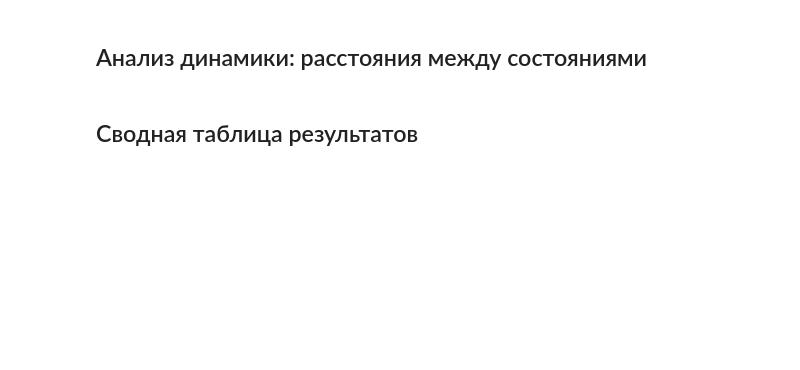
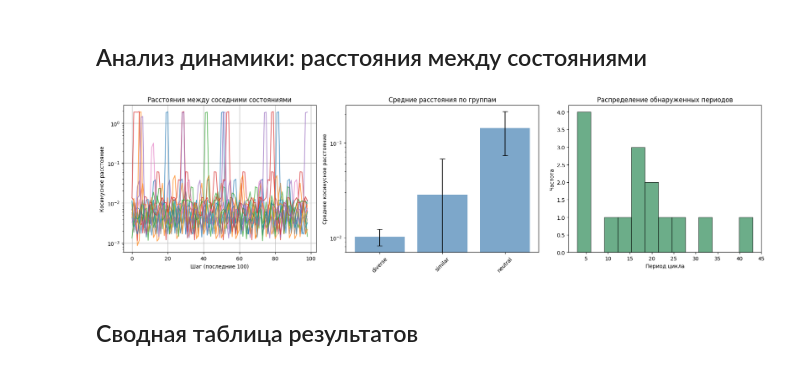
Before and after one commit to FFG99/neuromap_sync, a Jupyter notebook: experiments/llm_exist_of_attractors/main.ipynb, the cells around one changed output. Saved outputs shown, nothing was run; the diff lists cells and outputs as text; code cells hidden in the pictures; blank space fills up the shorter version.

```diff
--- a/experiments/llm_exist_of_attractors/main.ipynb
+++ b/experiments/llm_exist_of_attractors/main.ipynb
@@ -127,4 +67,9 @@ generated_texts
 # %%
+import numpy as np
+from sklearn.decomposition import PCA
+from sklearn.metrics.pairwise import cosine_distances
+from typing import List, Dict, Tuple
+
 def analyze_fixed_point(trajectory: np.ndarray, window_size: int = 100, threshold: float = 0.001) -> Dict:
     """
     Анализирует сходимость к неподвижной точке.
@@ -148,7 +93,7 @@ def analyze_fixed_point(trajectory: np.ndarray, window_size: int = 100, threshol
     }
 
 def analyze_cycle(trajectory: np.ndarray, window_size: int = 100,
-                 max_period: int = 50, threshold: float = 0.001) -> Dict:
+                 max_period: int = 50, threshold: float = 0.05) -> Dict:
     """
     Анализирует наличие циклического аттрактора.
     """
@@ -372,11 +346,13 @@ plt.show()
 # %% [markdown]
 ## Анализ динамики: расстояния между состояниями
 # %%
-# Визуализация динамики расстояний
-fig, axes = plt.subplots(2, 2, figsize=(15, 10))
+import matplotlib.pyplot as plt
+import numpy as np
 
-# График 1: Косинусные расстояния между соседними состояниями
-ax = axes[0, 0]
+fig, axes = plt.subplots(1, 3, figsize=(18, 5))
+
+# График 1: Косинусные расстояния между соседними состояниями (последние 100 шагов)
+ax = axes[0]
 for group_name, results in analysis_results.items():
     for result in results:
         distances = result['fixed_point']['distances']
@@ -387,56 +363,52 @@ ax.set_ylabel('Косинусное расстояние')
 ax.set_title('Расстояния между соседними состояниями')
 ax.set_yscale('log')
 ax.grid(True)
+# ax.legend()  # можно раскомментировать, если групп немного
 
 # График 2: Средние расстояния по группам
-ax = axes[0, 1]
+ax = axes[1]
 group_means = {}
 group_stds = {}
 
 for group_name, results in analysis_results.items():
     mean_distances = [result['fixed_point']['mean_distance'] for result in results]
     group_means[group_name] = np.mean(mean_distances)
     group_stds[group_name] = np.std(mean_distances)
 
 groups = list(group_means.keys())
 means = list(group_means.values())
 stds = list(group_stds.values())
 
-ax.bar(groups, means, yerr=stds, capsize=5, alpha=0.7)
+ax.bar(groups, means, yerr=stds, capsize=5, alpha=0.7, color='steelblue')
 ax.set_ylabel('Среднее косинусное расстояние')
 ax.set_title('Средние расстояния по группам')
 ax.set_yscale('log')
+ax.tick_params(axis='x', rotation=45)
 
 # График 3: Распределение периодов циклов
-ax = axes[1, 0]
+ax = axes[2]
 all_periods = []
 for group_name, results in analysis_results.items():
     for result in results:
-        if result['cycle']['best_period'] is not None:
-            all_periods.append(result['cycle']['best_period'])
+        period = result['cycle']['best_period']
+        if period is not None and period > 0:
+            all_periods.append(period)
 
 if all_periods:
-    ax.hist(all_periods, bins=20, alpha=0.7, edgecolor='black')
+    ax.hist(all_periods, bins=min(20, len(set(all_periods))), alpha=0.7, edgecolor='black', color='seagreen')
     ax.set_xlabel('Период цикла')
     ax.set_ylabel('Частота')
+    ax.set_title('Распределение обнаруженных периодов')
+else:
+    ax.text(0.5, 0.5, 'Циклы\nне обнаружены',
+            ha='center', va='center', transform=ax.transAxes,
+            fontsize=12, color='gray')
     ax.set_title('Распределение периодов циклов')
-else:
-    ax.text(0.5, 0.5, 'Циклы не обнаружены', ha='center', va='center', transform=ax.transAxes)
-    ax.set_title('Распределение периодов циклов')
-
-# График 4: Показатели Ляпунова для хаоса
-ax = axes[1, 1]
-lyapunov_exponents = [result['chaos_analysis']['lyapunov_exponent'] for result in chaos_results]
-
-ax.hist(lyapunov_exponents, bins=15, alpha=0.7, edgecolor='black')
-ax.axvline(x=0.005, color='red', linestyle='--', label='Порог хаоса')
-ax.set_xlabel('Показатель Ляпунова')
-ax.set_ylabel('Частота')
-ax.set_title('Распределение показателей Ляпунова')
-ax.legend()
 
 plt.tight_layout()
 plt.show()
+# %% [output]
+[figure, added]
 # %% [markdown]
 ## Сводная таблица результатов
 # %%
```
Also changed, not shown: parts of 11 cells of this notebook, 1 other file.
